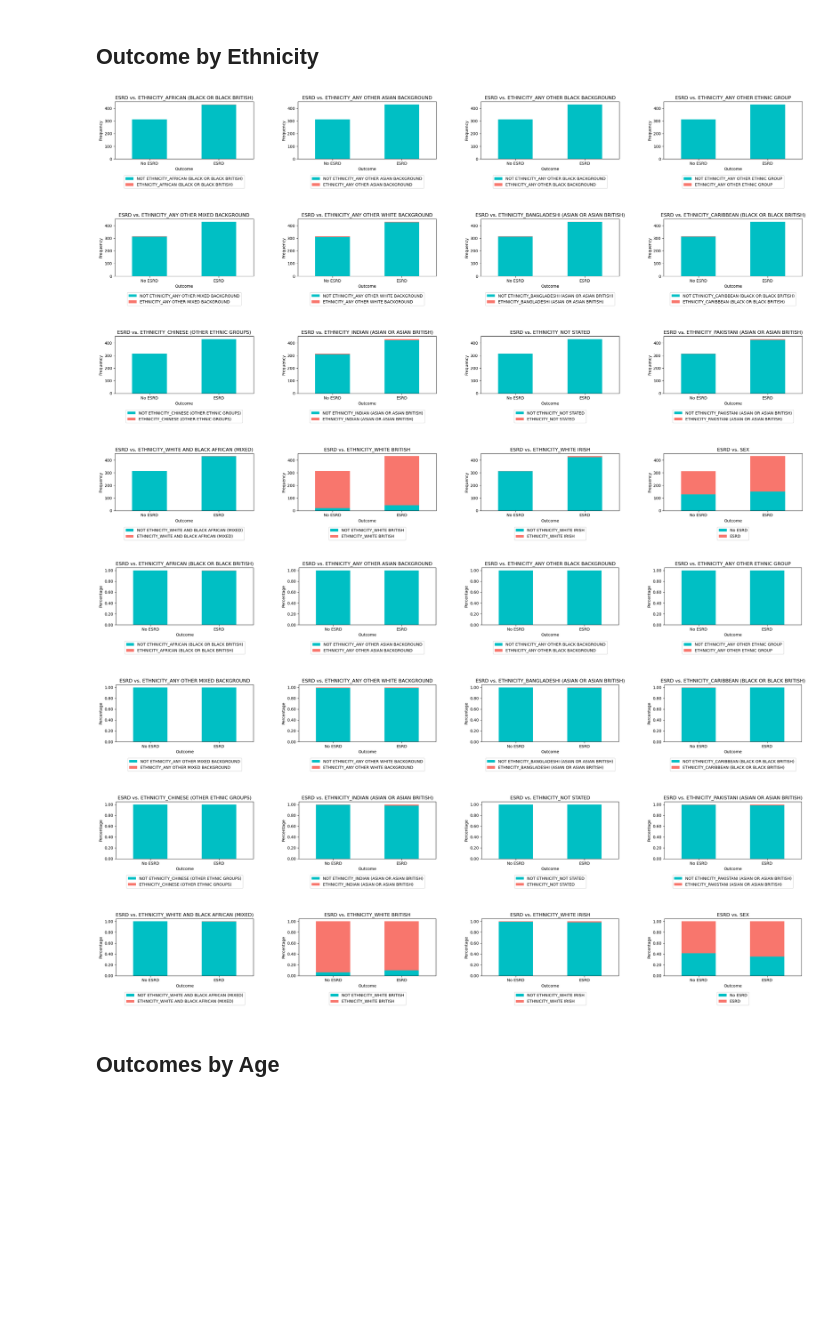
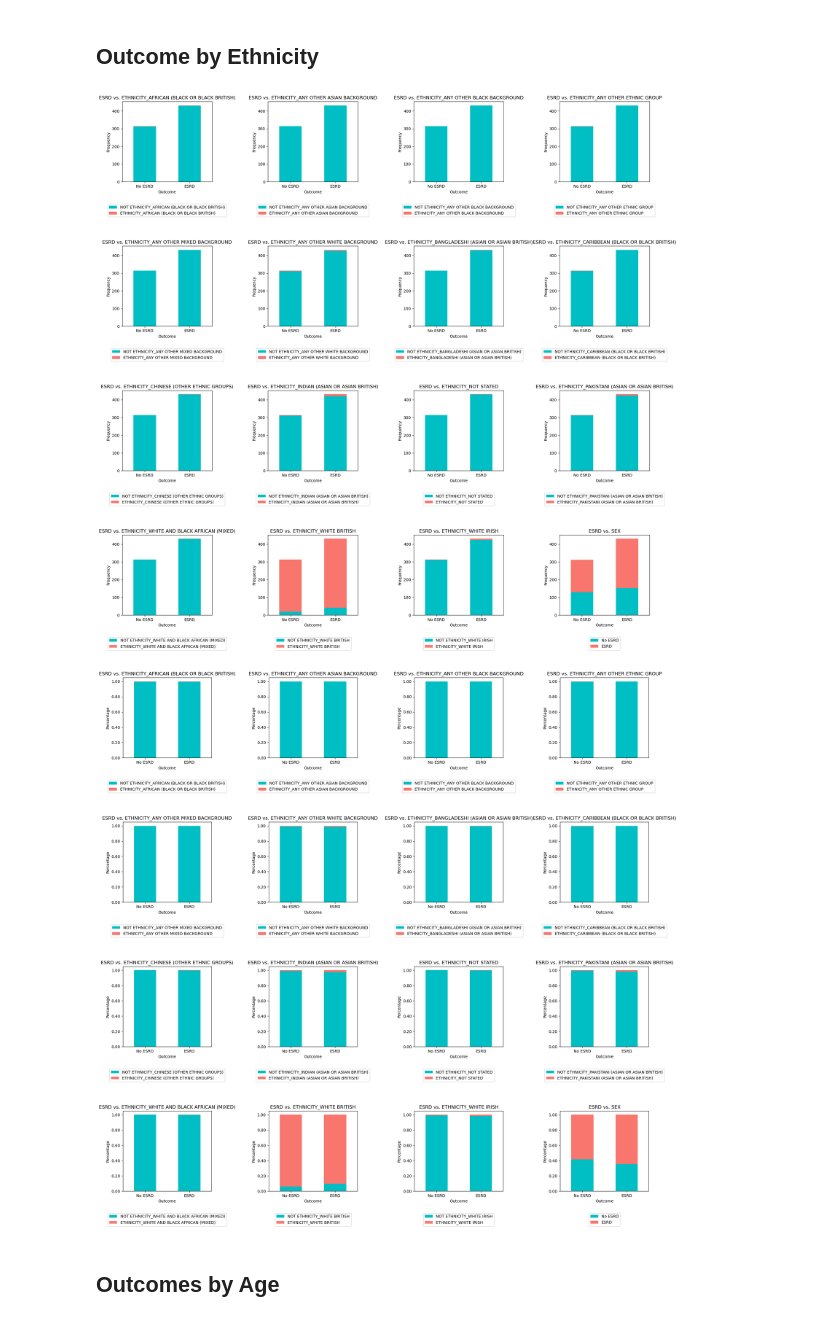
Before and after one commit to lshpaner/bmc_ali_kfre_val, a Jupyter notebook: notebooks/eda.ipynb, the cells around one changed output. Drawn from its saved outputs; the diff is of its cells as text; code cells hidden in the pictures; blank space fills up the shorter version.

Commit message:
changed figsize for crosstab plots

```diff
--- a/notebooks/eda.ipynb
+++ b/notebooks/eda.ipynb
@@ -196,41 +196,41 @@ plt.show()
 # %%
 bar_list = df_eda[
     [col for col in df_eda.columns if "ETHNICITY_" in col] + ["SEX"]
 ].columns.to_list()
 
 crosstab_plot(
     df=df_eda,
     outcome="ESRD",
     sub1=4,
     sub2=4,
-    x=25,
-    y=16,
+    x=20,
+    y=20,
     list_name=bar_list,
     label1="No ESRD",
     label2="ESRD",
     col1="SEX",
     item1="No ESRD",
     item2="ESRD",
     bbox_to_anchor=(0.5, -0.25),
     w_pad=6,
     h_pad=5,
     crosstab_option=True,
     image_path_png=image_path_png,
     image_path_svg=image_path_svg,
     image_filename="esrd_ethnicities_sex",
     tight_layout=True,
     bbox_inches="tight",
 )
 # %% [output]
-[figure, old version]
+[figure, new version]
 # %%
 crosstab_plot(
     df=df_eda,
     outcome="ESRD",
     sub1=4,
     sub2=4,
-    x=25,
-    y=16,
+    x=20,
+    y=20,
     list_name=bar_list,
     label1="No ESRD",
     label2="ESRD",
@@ -248,7 +248,7 @@ crosstab_plot(
     bbox_inches="tight",
 )
 # %% [output]
-[figure, old version]
+[figure, new version]
 # %% [markdown]
 ## Outcomes by Age
 # %%
```
Also changed, not shown: 30 other files.
